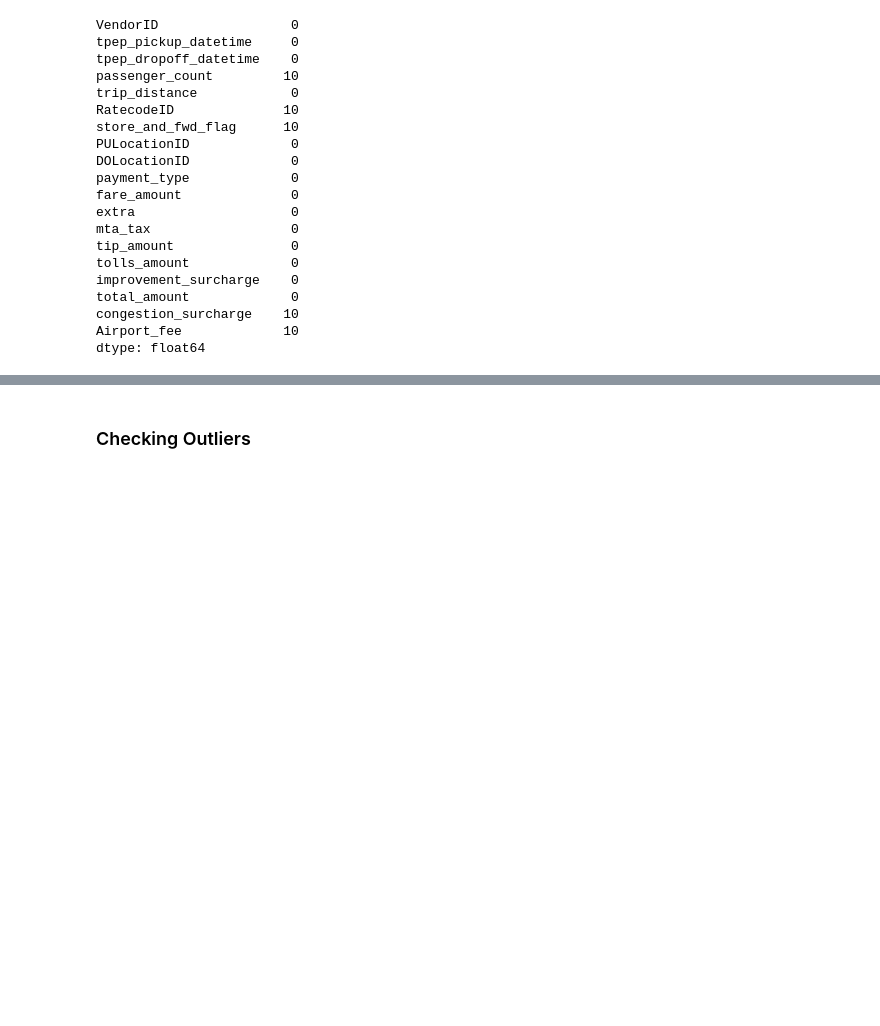
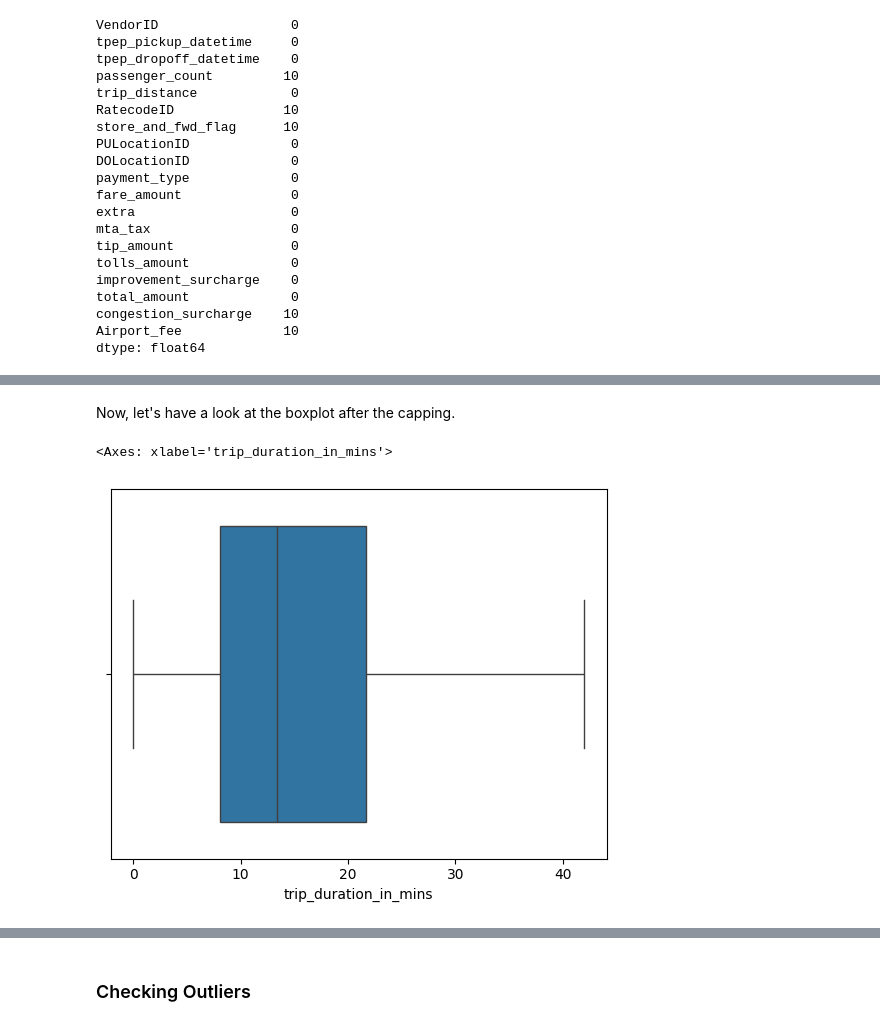
Before and after one commit to ikml-bsrn/NYC_Taxi_Trip_Duration, a Jupyter notebook: nyc_tlc_green.ipynb, the cells around one changed output, grey strips where cells are left out. Drawn from its saved outputs; the diff is of its cells as text; code cells hidden in the pictures; blank space fills up the shorter version.

```diff
--- a/nyc_tlc_green.ipynb
+++ b/nyc_tlc_green.ipynb
@@ -122,0 +250,19 @@ dtype: float64
+# %%
+# Calculate IQR
+Q1 = yellow_taxi_df['trip_duration_in_mins'].quantile(0.25)  # 25th percentile
+Q3 = yellow_taxi_df['trip_duration_in_mins'].quantile(0.75)  # 75th percentile
+IQR = Q3 - Q1  # Interquartile range
+
+# Define outlier bounds
+lower_bound = Q1 - 1.5 * IQR
+upper_bound = Q3 + 1.5 * IQR
+
+yellow_taxi_df['trip_duration_in_mins'] = np.where(yellow_taxi_df['trip_duration_in_mins'] > upper_bound, upper_bound, yellow_taxi_df['trip_duration_in_mins'])
+yellow_taxi_df['trip_duration_in_mins'] = np.where(yellow_taxi_df['trip_duration_in_mins'] < lower_bound, lower_bound, yellow_taxi_df['trip_duration_in_mins'])
+# %% [markdown]
+Now, let's have a look at the boxplot after the capping.
+# %%
+sns.boxplot(x=yellow_taxi_df['trip_duration_in_mins'])
+# %% [output]
+<Axes: xlabel='trip_duration_in_mins'>
+[figure, added]
```
Also changed, not shown: parts of 54 cells of this notebook.
